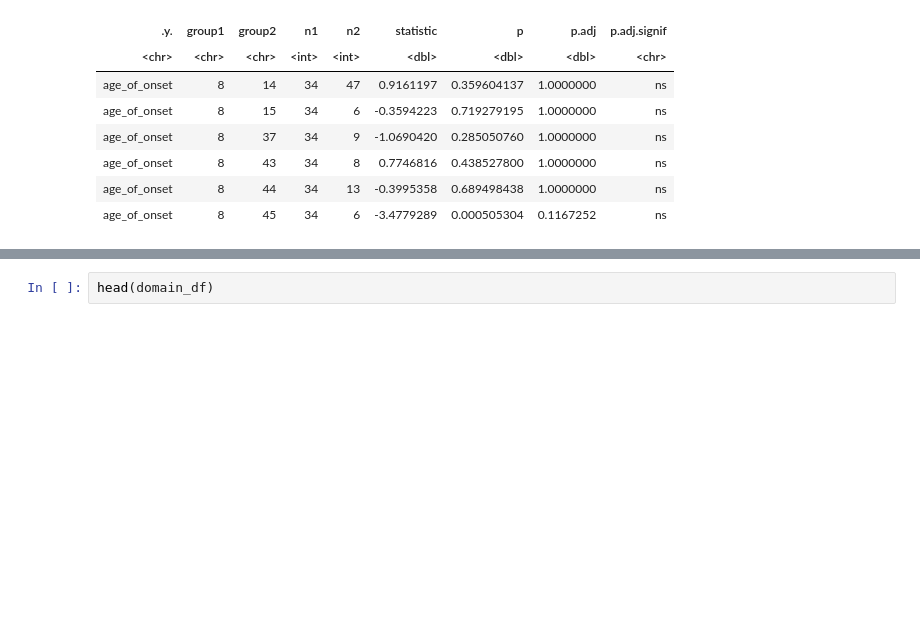
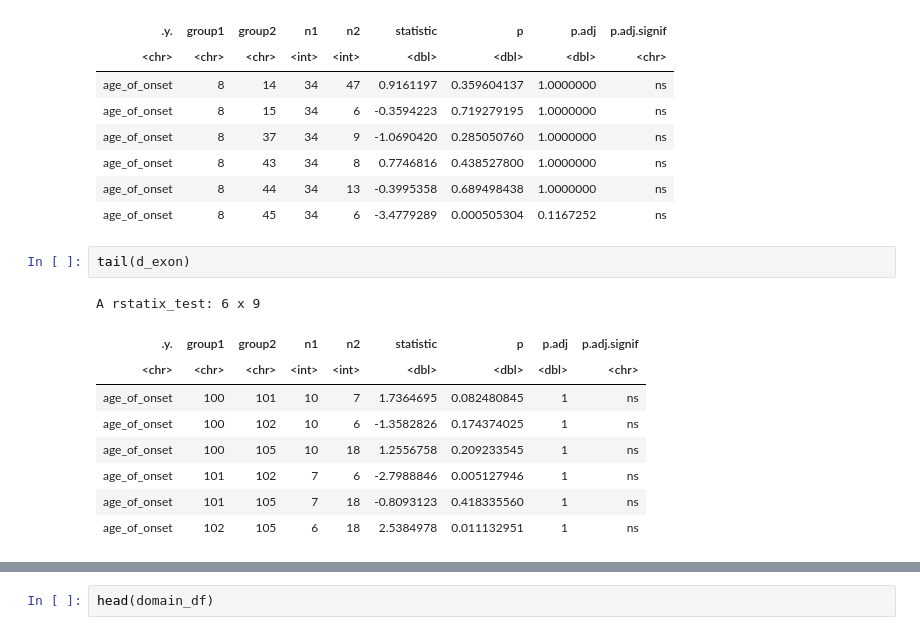
Before and after one commit to alexdaiii/cpvt_database_analysis, a Jupyter notebook: r_notebooks/analysis_2.r.ipynb, the cells around one changed output, grey strips where cells are left out. Saved outputs shown, nothing was run; the diff lists cells and outputs as text; blank space fills up the shorter version.

```diff
--- a/r_notebooks/analysis_2.r.ipynb
+++ b/r_notebooks/analysis_2.r.ipynb
@@ -136,3 +139,15 @@ A rstatix_test: 6 x 9
 | age_of_onset | 8 | 43 | 34 | 8 | 0.7746816 | 0.438527800 | 1.0000000 | ns |
 | age_of_onset | 8 | 44 | 34 | 13 | -0.3995358 | 0.689498438 | 1.0000000 | ns |
 | age_of_onset | 8 | 45 | 34 | 6 | -3.4779289 | 0.000505304 | 0.1167252 | ns |
+# %%
+tail(d_exon)
+# %% [output]
+A rstatix_test: 6 x 9
+| .y. | group1 | group2 | n1 | n2 | statistic | p | p.adj | p.adj.signif |
+| <chr> | <chr> | <chr> | <int> | <int> | <dbl> | <dbl> | <dbl> | <chr> |
+| age_of_onset | 100 | 101 | 10 | 7 | 1.7364695 | 0.082480845 | 1 | ns |
+| age_of_onset | 100 | 102 | 10 | 6 | -1.3582826 | 0.174374025 | 1 | ns |
+| age_of_onset | 100 | 105 | 10 | 18 | 1.2556758 | 0.209233545 | 1 | ns |
+| age_of_onset | 101 | 102 | 7 | 6 | -2.7988846 | 0.005127946 | 1 | ns |
+| age_of_onset | 101 | 105 | 7 | 18 | -0.8093123 | 0.418335560 | 1 | ns |
+| age_of_onset | 102 | 105 | 6 | 18 | 2.5384978 | 0.011132951 | 1 | ns |
```
Also changed, not shown: parts of 21 cells of this notebook, 3 other files.
